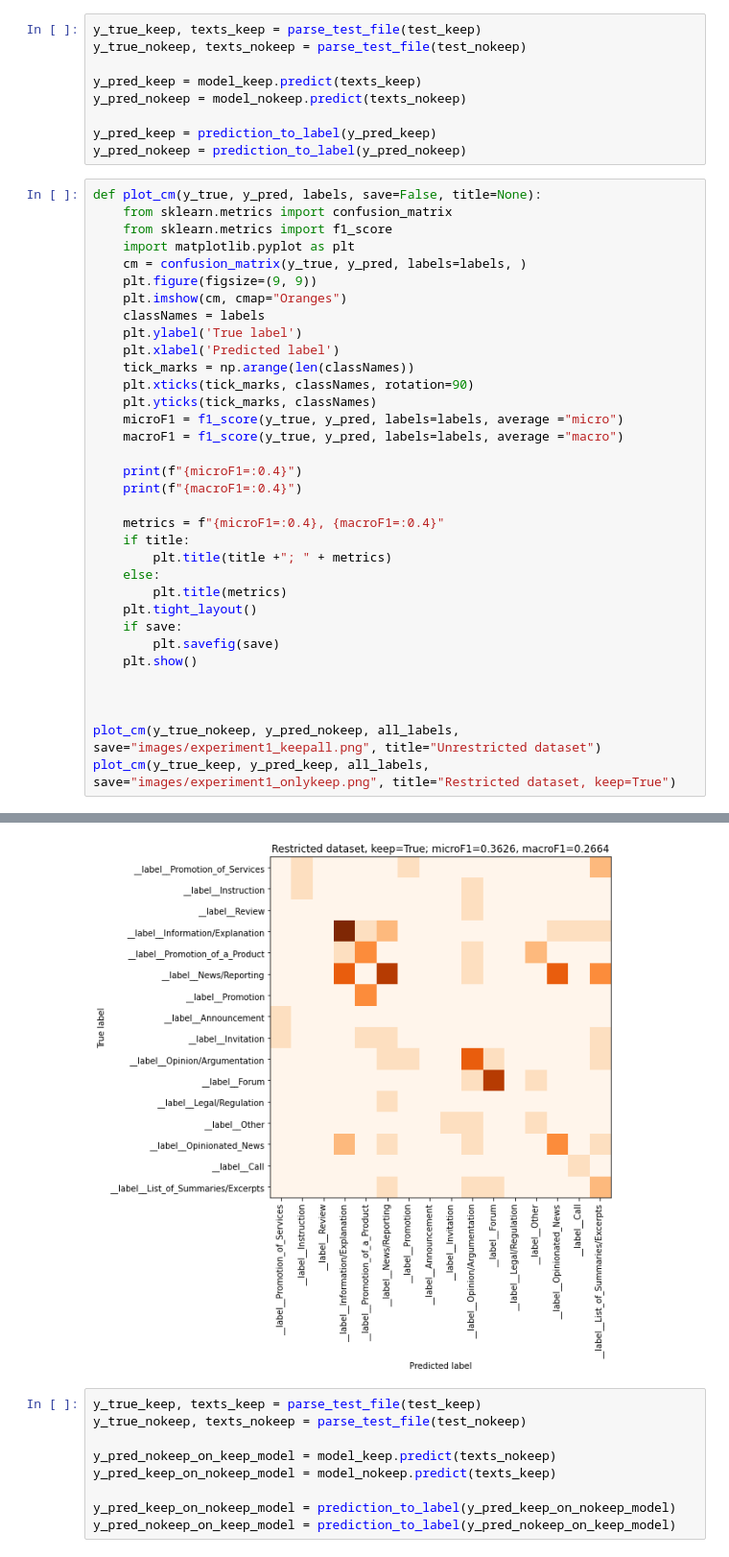
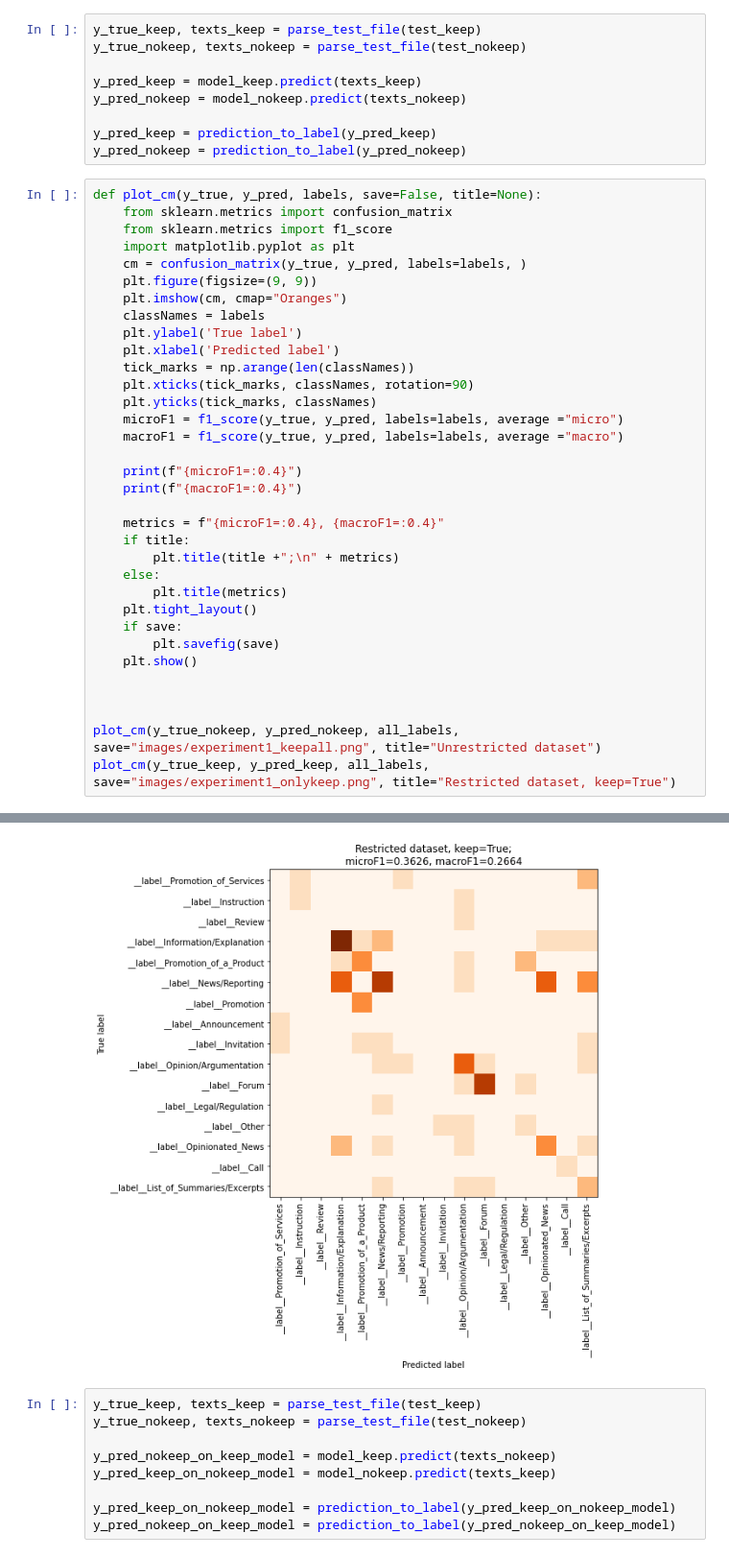
Before and after one commit to TajaKuzman/Transformers-GINCO-Experiments, a Jupyter notebook: 3_first_experiment.ipynb, the cells around one changed output, grey strips where cells are left out. Shown at 96% size. Saved outputs shown, nothing was run; the diff lists cells and outputs as text.

Commit message:
Plotted nicer plots, added cross over plots

```diff
--- a/3_first_experiment.ipynb
+++ b/3_first_experiment.ipynb
@@ -88,7 +88,7 @@ def plot_cm(y_true, y_pred, labels, save=False, title=None):
 
     metrics = f"{microF1=:0.4}, {macroF1=:0.4}"
     if title:
-        plt.title(title +"; " + metrics)
+        plt.title(title +";\n" + metrics)
     else:
         plt.title(metrics)
     plt.tight_layout()
@@ -107,6 +107,6 @@ macroF1=0.2949
 microF1=0.3626
 macroF1=0.2664
-[figure, old version]
+[figure, new version]
 # %%
 y_true_keep, texts_keep = parse_test_file(test_keep)
 y_true_nokeep, texts_nokeep = parse_test_file(test_nokeep)
```
Also changed, not shown: parts of 2 cells of this notebook, 4 other files.
